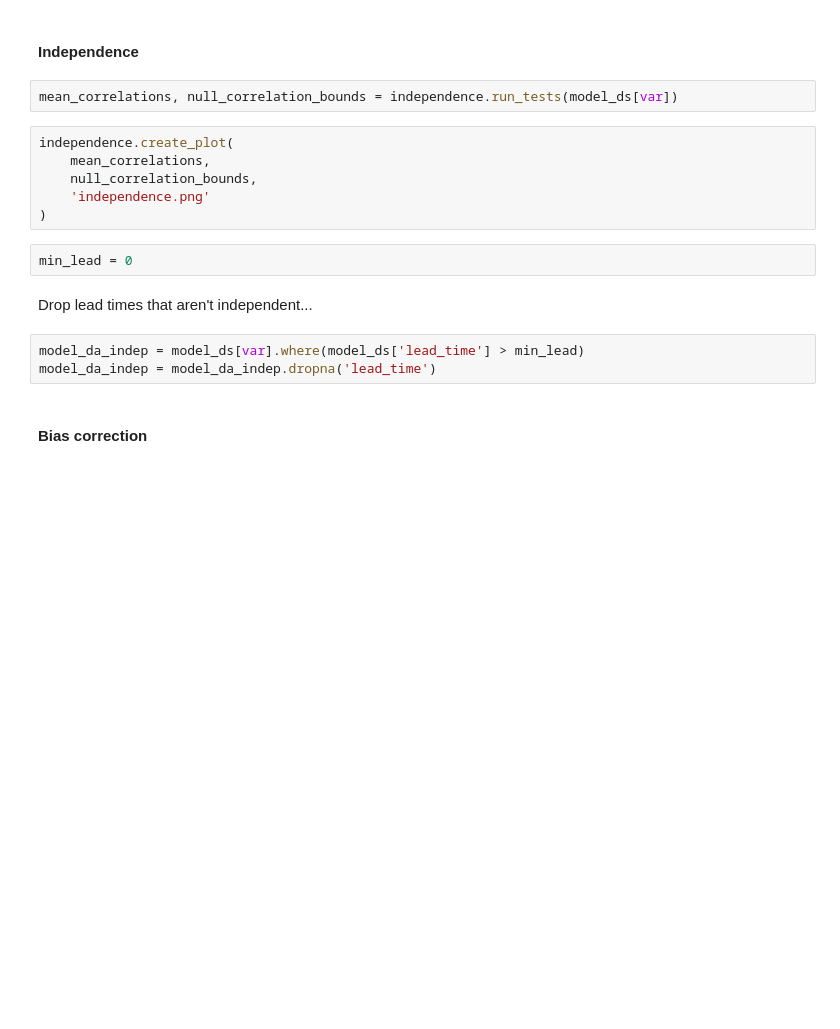
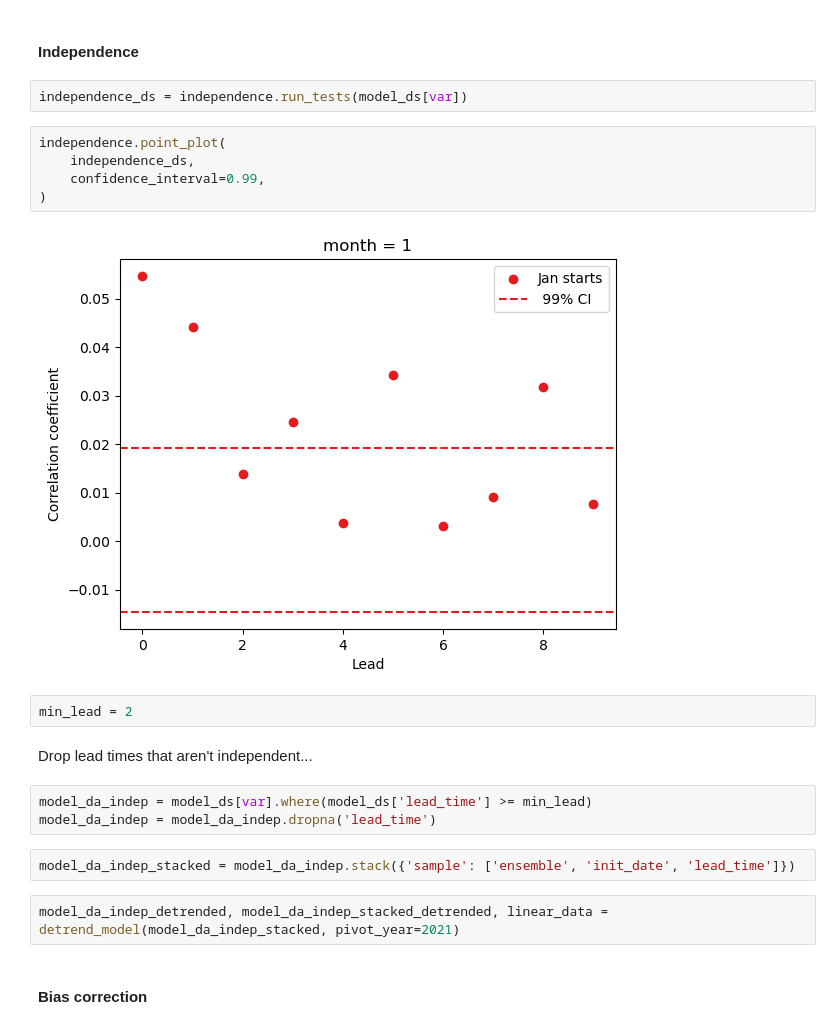
Before and after one commit to DamienIrving/unseen-projects, a Jupyter notebook: project-wcrp-txx/analysis_CanESM5.ipynb, the cells around one changed output. Saved outputs shown, nothing was run; the diff lists cells and outputs as text; blank space fills up the shorter version.

Commit message:
Add detrending

```diff
--- a/project-wcrp-txx/analysis_CanESM5.ipynb
+++ b/project-wcrp-txx/analysis_CanESM5.ipynb
@@ -62,20 +128,25 @@ stability.create_plot(
 # %% [markdown]
 #### Independence
 # %%
-mean_correlations, null_correlation_bounds = independence.run_tests(model_ds[var])
+independence_ds = independence.run_tests(model_ds[var])
 # %%
-independence.create_plot(
-    mean_correlations,
-    null_correlation_bounds,
-    'independence.png'
+independence.point_plot(
+    independence_ds,
+    confidence_interval=0.99,
 )
+# %% [output]
+[figure, added]
 # %%
-min_lead = 0
+min_lead = 2
 # %% [markdown]
 Drop lead times that aren't independent...
 # %%
-model_da_indep = model_ds[var].where(model_ds['lead_time'] > min_lead)
+model_da_indep = model_ds[var].where(model_ds['lead_time'] >= min_lead)
 model_da_indep = model_da_indep.dropna('lead_time')
+# %%
+model_da_indep_stacked = model_da_indep.stack({'sample': ['ensemble', 'init_date', 'lead_time']})
+# %%
+model_da_indep_detrended, model_da_indep_stacked_detrended, linear_data = detrend_model(model_da_indep_stacked, pivot_year=2021)
 # %% [markdown]
 #### Bias correction
 # %%
```
Also changed, not shown: parts of 23 cells of this notebook.
